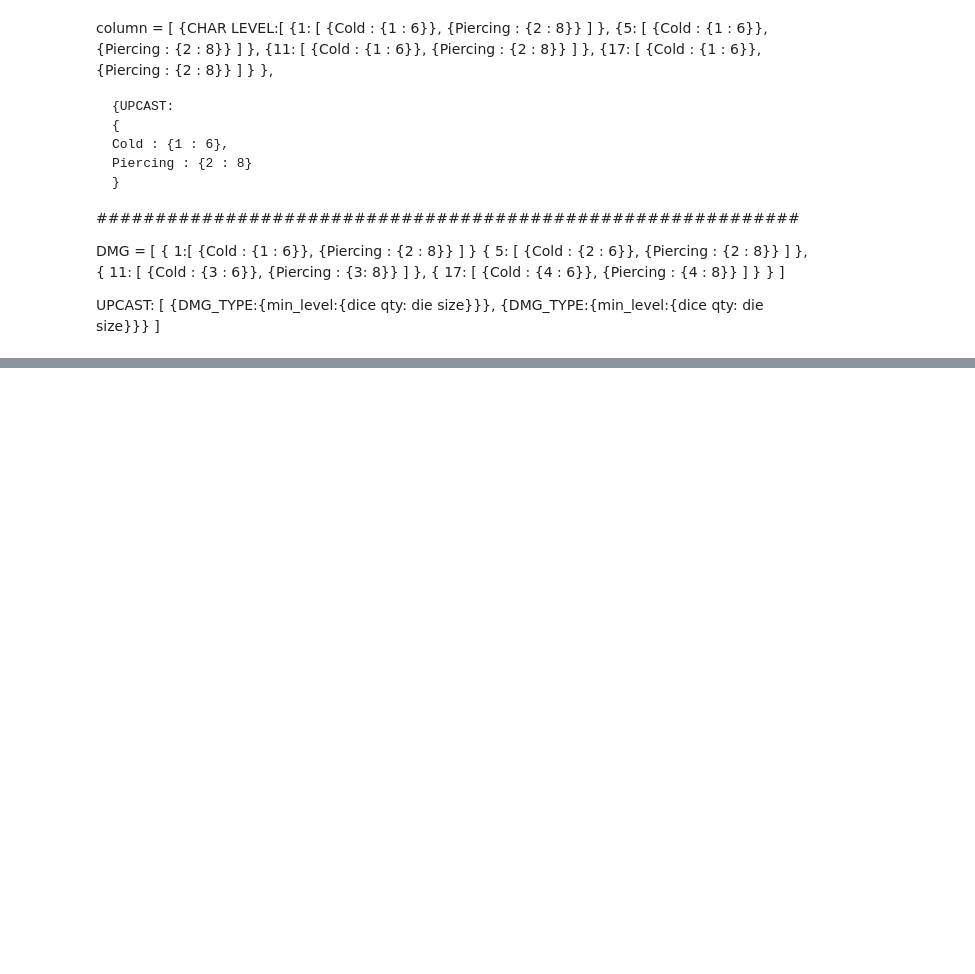
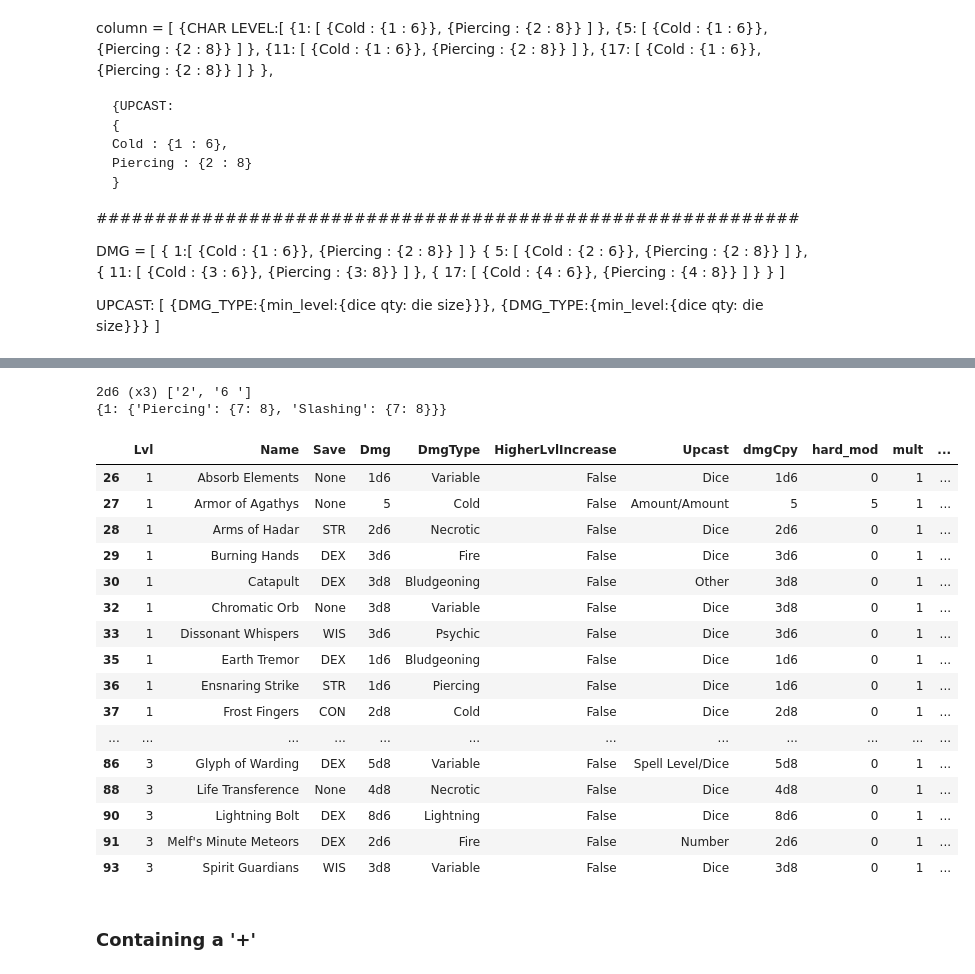
Before and after one commit to pconnell/DNDIO, a Jupyter notebook: dmg_spell_scrape.ipynb, the cells around one changed output, grey strips where cells are left out. Drawn from its saved outputs; the diff is of its cells as text; code cells hidden in the pictures; blank space fills up the shorter version.

```diff
--- a/dmg_spell_scrape.ipynb
+++ b/dmg_spell_scrape.ipynb
@@ -515,0 +593,3 @@ UPCAST:
+# %%
+import pandas as pd
+dmg_spells_copy=pd.read_csv('./data/spells.csv')
@@ -515,0 +741,76 @@ UPCAST:
+# %%
+baseup['hard_mod'] = 0
+baseup['mult'] = 1
+baseup['upcast'] = None
+baseup['dmg'] = None
+for i,row in baseup.iterrows():
+    if 'd' not in row['Dmg']:
+        #hard add damage
+        baseup.loc[i,'hard_mod'] = row['Dmg']
+    if '(x' in row['Dmg']:
+        x=re.findall('(?<=\(x)(\d+)(?=\))',row['Dmg'])
+        baseup.loc[i,'mult']= int(x[0])
+        dmg = row['Dmg'].split('(')[0].split('d')
+        print(row['Dmg'],dmg)
+        baseup.at[i,'dmg'] = {1:{row['DmgType']:[{int(dmg[0]):int(dmg[1])}]}}
+    if row['Upcast'] is not None:
+        try:
+            f = open('./data_for_parsing/spells/{}.html'.format(row['Name']),'r').read()
+        except:
+            print("couldnt find file: {}.html".format(row['Name']))
+            f=''
+        soup = re.sub('\n+','\n',BS(f).get_text())
+        upcast = re.findall('(?<=using a spell slot).*?(?=for each slot level above)',soup)
+        if len(upcast) > 0:
+            min_lvl = re.findall(r'(\d)?(?=nd|st|th|rd)',upcast[0])
+            dice = re.findall(r'(\d)+d(\d+)',upcast[0])
+            # print(min_lvl,dice)
+            if len(min_lvl)>0 and len(dice) >0:
+                uc = {int(min_lvl[0]):{int(dice[0][0]):int(dice[0][1])}}
+                # print(uc)
+                baseup.at[i,'upcast'] = uc
+
+    if len(row['DmgType'].split(', ')) > 1:
+        try:
+            f = open('./data_for_parsing/spells/{}.html'.format(row['Name']),'r').read()
+        except:
+            print("couldnt find file: {}.html".format(row['Name']))
+        soup = re.sub('\n+','\n',BS(f).get_text())
+        d = {1:{}}
+        for t in row['DmgType'].split(', '):
+            res = re.findall('(\d+d\d+) {}'.format(t),soup,re.IGNORECASE)
+            if len(res) > 0:
+                dice = res[0].split('d')
+                d[1][t] = {int(dice[0]):int(dice[1])}
+        print(d)
+        baseup.at[i,'dmg'] = d
+
+
+    if baseup.at[i,'dmg'] is None and 'd' in row['Dmg']:
+        dice = row['Dmg'].split('d')
+        baseup.at[i,'dmg'] = {1:{row['DmgType']:[{int(dice[0]):int(dice[1])}]}}
+        # print(upcast)
+
+baseup.head(50)
+# %% [output]
+2d6 (x3) ['2', '6 ']
+{1: {'Piercing': {7: 8}, 'Slashing': {7: 8}}}
+|  | Lvl | Name | Save | Dmg | DmgType | HigherLvlIncrease | Upcast | dmgCpy | hard_mod | mult | ... |
+| 26 | 1 | Absorb Elements | None | 1d6 | Variable | False | Dice | 1d6 | 0 | 1 | ... |
+| 27 | 1 | Armor of Agathys | None | 5 | Cold | False | Amount/Amount | 5 | 5 | 1 | ... |
+| 28 | 1 | Arms of Hadar | STR | 2d6 | Necrotic | False | Dice | 2d6 | 0 | 1 | ... |
+| 29 | 1 | Burning Hands | DEX | 3d6 | Fire | False | Dice | 3d6 | 0 | 1 | ... |
+| 30 | 1 | Catapult | DEX | 3d8 | Bludgeoning | False | Other | 3d8 | 0 | 1 | ... |
+| 32 | 1 | Chromatic Orb | None | 3d8 | Variable | False | Dice | 3d8 | 0 | 1 | ... |
+| 33 | 1 | Dissonant Whispers | WIS | 3d6 | Psychic | False | Dice | 3d6 | 0 | 1 | ... |
+| 35 | 1 | Earth Tremor | DEX | 1d6 | Bludgeoning | False | Dice | 1d6 | 0 | 1 | ... |
+| 36 | 1 | Ensnaring Strike | STR | 1d6 | Piercing | False | Dice | 1d6 | 0 | 1 | ... |
+| 37 | 1 | Frost Fingers | CON | 2d8 | Cold | False | Dice | 2d8 | 0 | 1 | ... |
+| ... | ... | ... | ... | ... | ... | ... | ... | ... | ... | ... | ... |
+| 86 | 3 | Glyph of Warding | DEX | 5d8 | Variable | False | Spell Level/Dice | 5d8 | 0 | 1 | ... |
+| 88 | 3 | Life Transference | None | 4d8 | Necrotic | False | Dice | 4d8 | 0 | 1 | ... |
+| 90 | 3 | Lightning Bolt | DEX | 8d6 | Lightning | False | Dice | 8d6 | 0 | 1 | ... |
+| 91 | 3 | Melf's Minute Meteors | DEX | 2d6 | Fire | False | Number | 2d6 | 0 | 1 | ... |
+| 93 | 3 | Spirit Guardians | WIS | 3d8 | Variable | False | Dice | 3d8 | 0 | 1 | ... |
+# %% [markdown]
+### Containing a '+'
```
Also changed, not shown: parts of 46 cells of this notebook, 15 other files.
